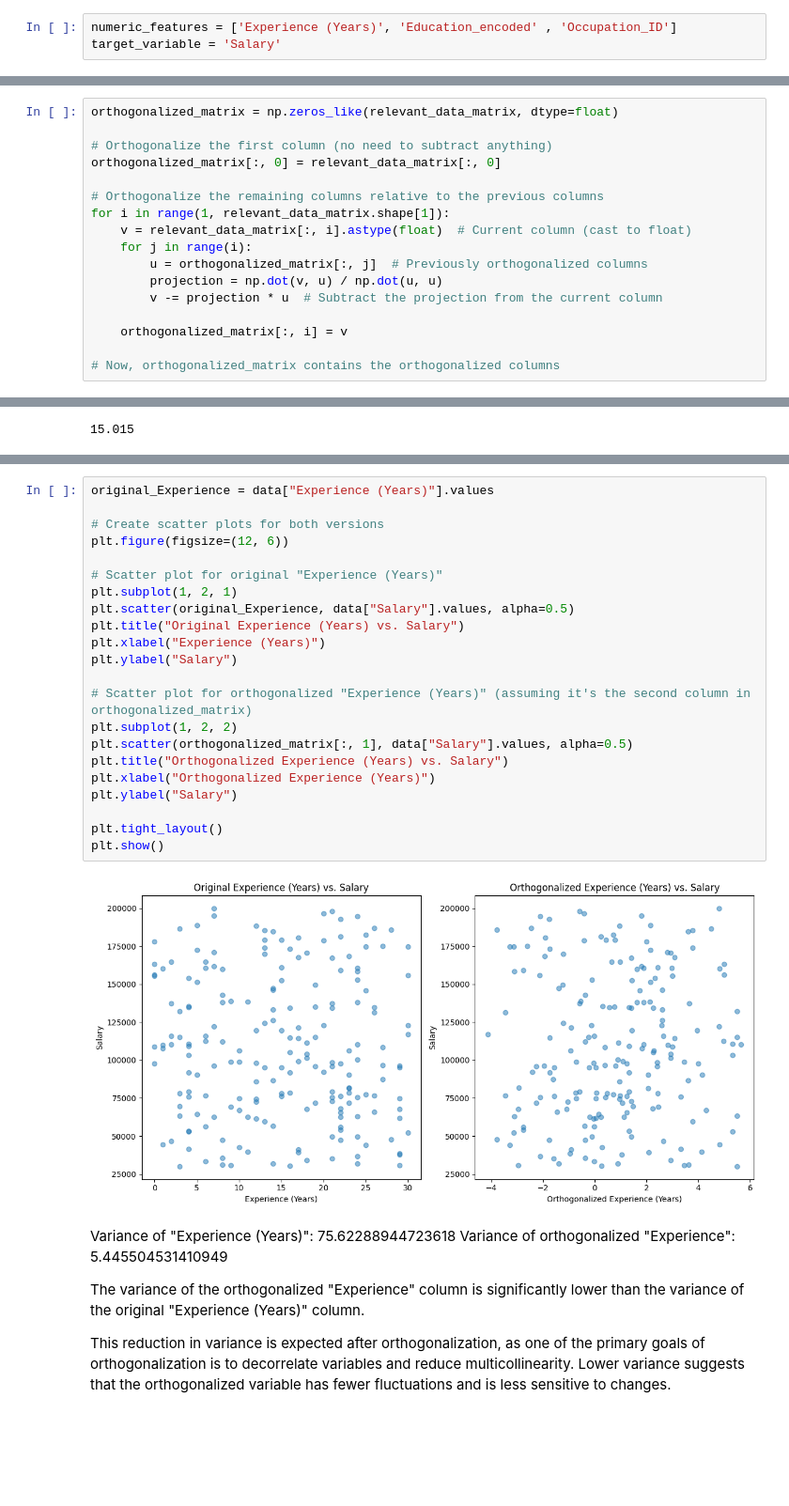
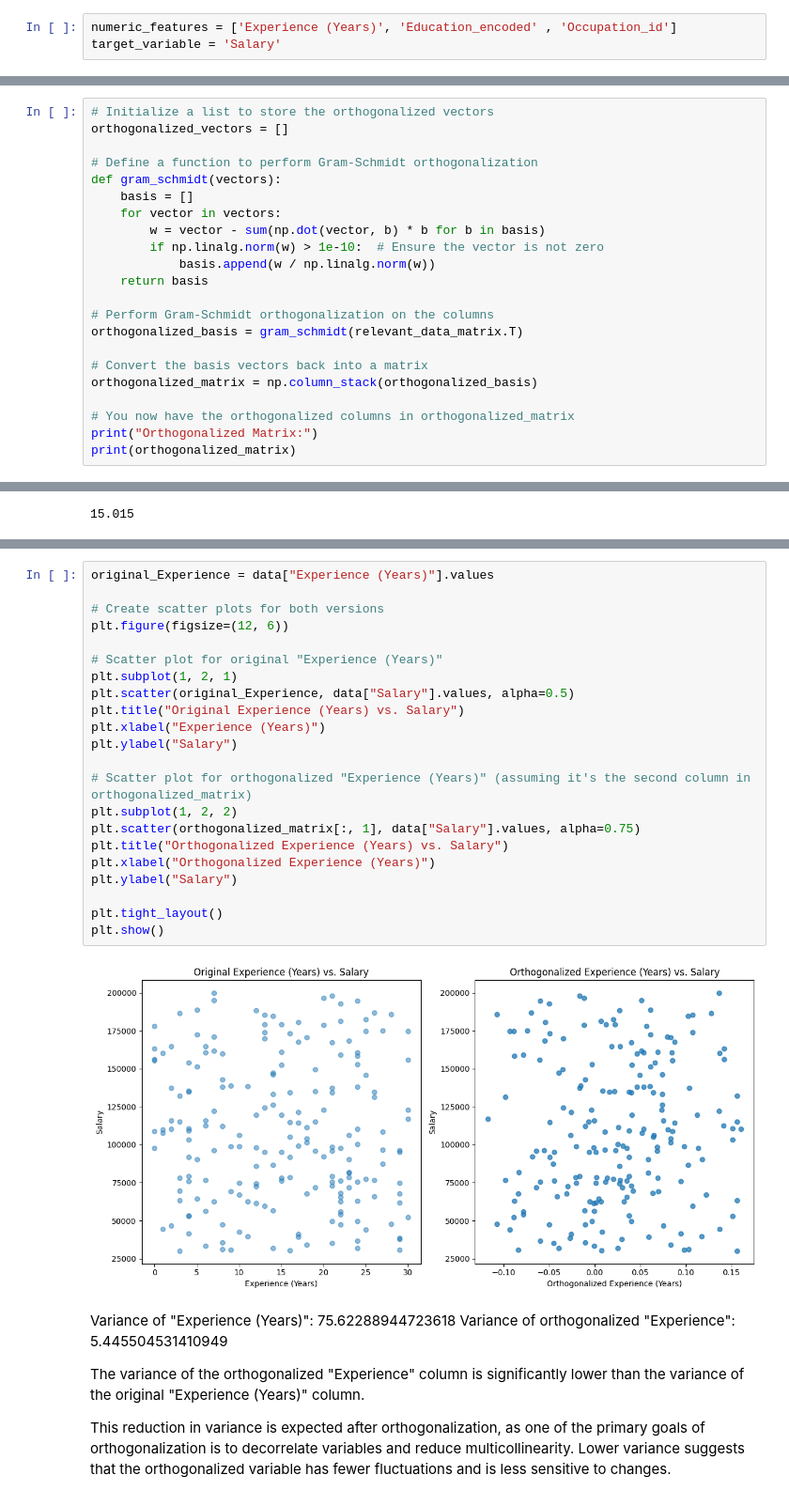
Before and after one commit to bhavyanarnoli/MachineLearning-CSE543, a Jupyter notebook: Assignment2/BhavyaNarnoli-2021316-asssignment-2.ipynb, the cells around one changed output, grey strips where cells are left out. Shown at 94% size. Drawn from its saved outputs; the diff is of its cells as text; blank space fills up the shorter version.

```diff
--- a/Assignment2/BhavyaNarnoli-2021316-asssignment-2.ipynb
+++ b/Assignment2/BhavyaNarnoli-2021316-asssignment-2.ipynb
@@ -516,6 +858,6 @@ In both cases, it seems that the models are not performing well on the dataset.
 # %% [markdown]
 ### 4. ⟨ 3 Marks ⟩ Identify all relevant data for salary prediction and perform principal component analysis (PCA) on the data, and again perform linear regression on new transformed data and compare results with above two methods. Comment your observation.
 # %%
-numeric_features = ['Experience (Years)', 'Education_encoded' , 'Occupation_ID']
+numeric_features = ['Experience (Years)', 'Education_encoded' , 'Occupation_id']
 target_variable = 'Salary'
 # %%
@@ -672,0 +1017,22 @@ relevant_data_matrix = data[numeric_features].values
+# %%
+# Initialize a list to store the orthogonalized vectors
+orthogonalized_vectors = []
+
+# Define a function to perform Gram-Schmidt orthogonalization
+def gram_schmidt(vectors):
+    basis = []
+    for vector in vectors:
+        w = vector - sum(np.dot(vector, b) * b for b in basis)
+        if np.linalg.norm(w) > 1e-10:  # Ensure the vector is not zero
+            basis.append(w / np.linalg.norm(w))
+    return basis
+
+# Perform Gram-Schmidt orthogonalization on the columns
+orthogonalized_basis = gram_schmidt(relevant_data_matrix.T)
+
+# Convert the basis vectors back into a matrix
+orthogonalized_matrix = np.column_stack(orthogonalized_basis)
+
+# You now have the orthogonalized columns in orthogonalized_matrix
+print("Orthogonalized Matrix:")
+print(orthogonalized_matrix)
@@ -716,17 +1068,0 @@ Dot Product between Column 1 and Column 2: 16243
-# %%
-orthogonalized_matrix = np.zeros_like(relevant_data_matrix, dtype=float)
-
-# Orthogonalize the first column (no need to subtract anything)
-orthogonalized_matrix[:, 0] = relevant_data_matrix[:, 0]
-
-# Orthogonalize the remaining columns relative to the previous columns
-for i in range(1, relevant_data_matrix.shape[1]):
-    v = relevant_data_matrix[:, i].astype(float)  # Current column (cast to float)
-    for j in range(i):
-        u = orthogonalized_matrix[:, j]  # Previously orthogonalized columns
-        projection = np.dot(v, u) / np.dot(u, u)
-        v -= projection * u  # Subtract the projection from the current column
-
-    orthogonalized_matrix[:, i] = v
-
-# Now, orthogonalized_matrix contains the orthogonalized columns
@@ -887,27 +1203,27 @@ print(orthogonalized_matrix[:, 1].mean())
 # %%
 original_Experience = data["Experience (Years)"].values
 
 # Create scatter plots for both versions
 plt.figure(figsize=(12, 6))
 
 # Scatter plot for original "Experience (Years)"
 plt.subplot(1, 2, 1)
 plt.scatter(original_Experience, data["Salary"].values, alpha=0.5)
 plt.title("Original Experience (Years) vs. Salary")
 plt.xlabel("Experience (Years)")
 plt.ylabel("Salary")
 
 # Scatter plot for orthogonalized "Experience (Years)" (assuming it's the second column in orthogonalized_matrix)
 plt.subplot(1, 2, 2)
-plt.scatter(orthogonalized_matrix[:, 1], data["Salary"].values, alpha=0.5)
+plt.scatter(orthogonalized_matrix[:, 1], data["Salary"].values, alpha=0.75)
 plt.title("Orthogonalized Experience (Years) vs. Salary")
 plt.xlabel("Orthogonalized Experience (Years)")
 plt.ylabel("Salary")
 
 plt.tight_layout()
 plt.show()
 # %% [output]
-[figure, old version]
+[figure, new version]
 # %% [markdown]
 Variance of "Experience (Years)": 75.62288944723618
 Variance of orthogonalized "Experience": 5.445504531410949
```
Also changed, not shown: parts of 113 cells of this notebook, 4 other files.
